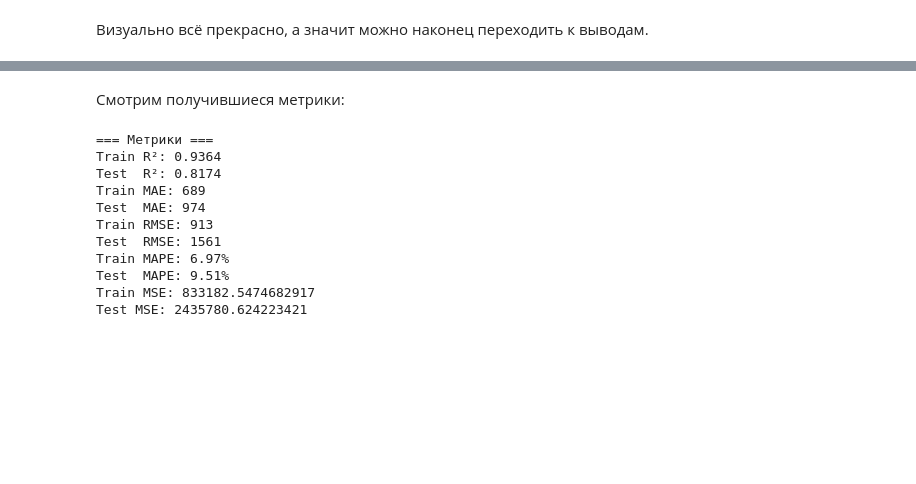
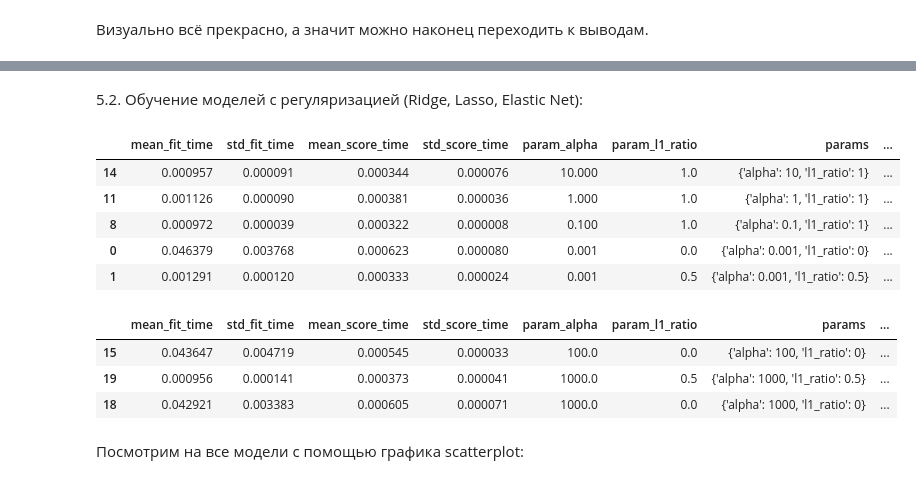
Before and after one commit to topj0bstule/ML_Course, a Jupyter notebook: hw04_/hw04_notebook.ipynb, the cells around one changed output, grey strips where cells are left out. Drawn from its saved outputs; the diff is of its cells as text; code cells hidden in the pictures; blank space fills up the shorter version.

```diff
--- a/hw04_/hw04_notebook.ipynb
+++ b/hw04_/hw04_notebook.ipynb
@@ -499,0 +518,6 @@ print(X_test.head(2))
+# %%
+X_train_reg = train_df_reg.drop('Price', axis=1)
+Y_train_reg = train_df_reg['Price']
+
+X_test_reg = test_df_reg.drop('Price', axis=1)
+Y_test_reg = test_df_reg['Price']
@@ -499,0 +556,7 @@ print(X_test.head(2))
+# %%
+features_to_del = ["Guarantee_Period", "CC", "Color_Grey", "Backseat_Divider", "Metallic_Rim", "Airbag_1", "Met_Color", "Power_Steering", "Gears", "Fuel_Type_Diesel", "Parking_Assistant", "BOVAG_Guarantee", "Automatic", "Color_Black", "Color_Yellow", "Color_Blue", "Color_Silver", "Mfg_Month", "Color_Violet", "Fuel_Type_Petrol", "Radio", "Radio_cassette", "Color_Red", "Color_Green", "Color_White"]
+
+train_df_reg.drop(features_to_del, axis=1, inplace=True)
+test_df_reg.drop(features_to_del, axis=1, inplace=True)
+X_train_reg.drop(features_to_del, axis=1, inplace=True)
+X_test_reg.drop(features_to_del, axis=1, inplace=True)
@@ -542,26 +629,41 @@ def mape(y_true, y_pred):
-# %% [markdown]
-Смотрим получившиеся метрики:
-# %%
-print("=== Метрики ===")
-print(f"Train R²: {r2_score(Y_train, Y_train_pred):.4f}")
-print(f"Test  R²: {r2_score(Y_test, Y_test_pred):.4f}")
-print(f"Train MAE: {mean_absolute_error(Y_train, Y_train_pred):.0f}")
-print(f"Test  MAE: {mean_absolute_error(Y_test, Y_test_pred):.0f}")
-print(f"Train RMSE: {np.sqrt(mean_squared_error(Y_train, Y_train_pred)):.0f}")
-print(f"Test  RMSE: {np.sqrt(mean_squared_error(Y_test, Y_test_pred)):.0f}")
-print(f"Train MAPE: {mape(Y_train, Y_train_pred):.2f}%")
-print(f"Test  MAPE: {mape(Y_test, Y_test_pred):.2f}%")
-print(f"Train MSE: {mean_squared_error(Y_train, Y_train_pred)}")
-print(f"Test MSE: {mean_squared_error(Y_test, Y_test_pred)}")
-# %% [output]
-=== Метрики ===
-Train R²: 0.9364
-Test  R²: 0.8174
-Train MAE: 689
-Test  MAE: 974
-Train RMSE: 913
-Test  RMSE: 1561
-Train MAPE: 6.97%
-Test  MAPE: 9.51%
-Train MSE: 833182.5474682917
-Test MSE: 2435780.624223421
+# %% [markdown]
+5.2. Обучение моделей с регуляризацией (Ridge, Lasso, Elastic Net):
+# %%
+scaler_reg= StandardScaler()
+X_train_scaled_reg = scaler_reg.fit_transform(X_train_reg)
+X_test_scaled_reg = scaler_reg.transform(X_test_reg)
+
+param_grid = {
+    'alpha': [0.001, 0.01, 0.1, 1, 10, 100, 1000],
+    'l1_ratio': [0, 0.5, 1]
+}
+
+anton = GridSearchCV(
+    ElasticNet(random_state=42, max_iter=10000),
+    param_grid,
+    n_jobs=2,
+    cv=5,
+    scoring='neg_mean_absolute_error'
+)
+anton.fit(X_train_scaled_reg, Y_train_reg)
+
+cv_results = pd.DataFrame(anton.cv_results_)
+cv_results = cv_results.sort_values('mean_test_score', ascending=False)
+# %%
+cv_results.head(5)
+# %% [output]
+|  | mean_fit_time | std_fit_time | mean_score_time | std_score_time | param_alpha | param_l1_ratio | params | ... |
+| 14 | 0.000957 | 0.000091 | 0.000344 | 0.000076 | 10.000 | 1.0 | {'alpha': 10, 'l1_ratio': 1} | ... |
+| 11 | 0.001126 | 0.000090 | 0.000381 | 0.000036 | 1.000 | 1.0 | {'alpha': 1, 'l1_ratio': 1} | ... |
+| 8 | 0.000972 | 0.000039 | 0.000322 | 0.000008 | 0.100 | 1.0 | {'alpha': 0.1, 'l1_ratio': 1} | ... |
+| 0 | 0.046379 | 0.003768 | 0.000623 | 0.000080 | 0.001 | 0.0 | {'alpha': 0.001, 'l1_ratio': 0} | ... |
+| 1 | 0.001291 | 0.000120 | 0.000333 | 0.000024 | 0.001 | 0.5 | {'alpha': 0.001, 'l1_ratio': 0.5} | ... |
+# %%
+cv_results.tail(3)
+# %% [output]
+|  | mean_fit_time | std_fit_time | mean_score_time | std_score_time | param_alpha | param_l1_ratio | params | ... |
+| 15 | 0.043647 | 0.004719 | 0.000545 | 0.000033 | 100.0 | 0.0 | {'alpha': 100, 'l1_ratio': 0} | ... |
+| 19 | 0.000956 | 0.000141 | 0.000373 | 0.000041 | 1000.0 | 0.5 | {'alpha': 1000, 'l1_ratio': 0.5} | ... |
+| 18 | 0.042921 | 0.003383 | 0.000605 | 0.000071 | 1000.0 | 0.0 | {'alpha': 1000, 'l1_ratio': 0} | ... |
+# %% [markdown]
+Посмотрим на все модели с помощью графика scatterplot:
```
Also changed, not shown: parts of 23 cells of this notebook.
